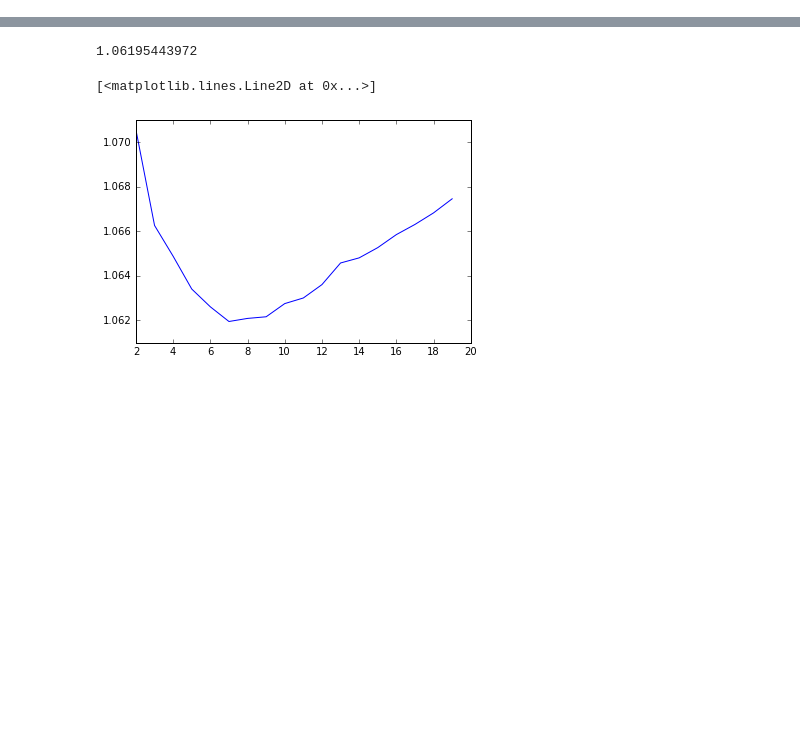
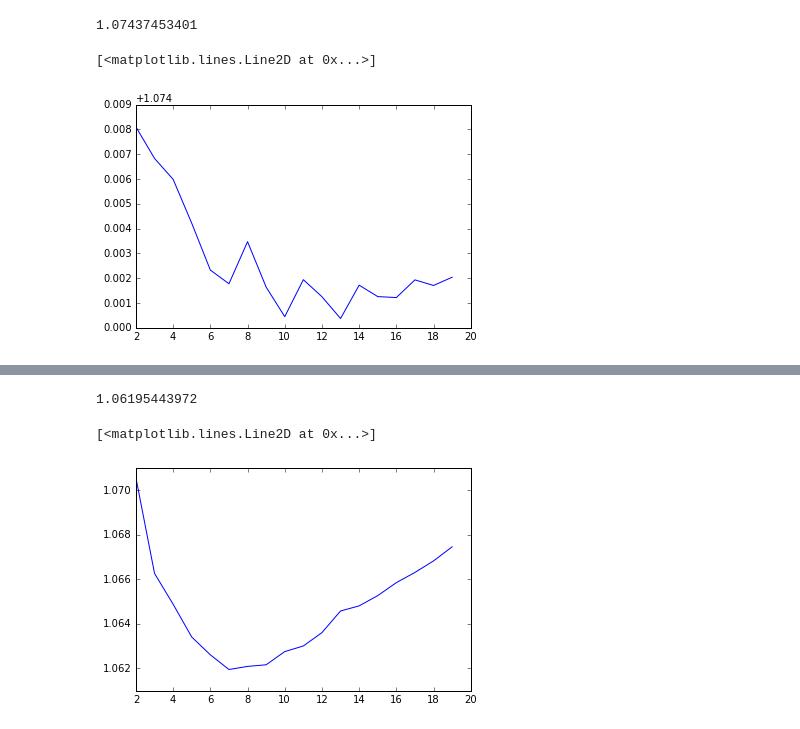
Before and after one commit to danielkeller/CIL_project, a Jupyter notebook: Sparse K-Means.ipynb, the cells around one changed output, grey strips where cells are left out. Cells and saved outputs as stored; diff of their text form; code cells hidden in the pictures; blank space fills up the shorter version.

```diff
--- a/Sparse K-Means.ipynb
+++ b/Sparse K-Means.ipynb
@@ -71,6 +71,41 @@ def k_means(data, test, K=10, tol=0.01, centroids=None):
             break
         err = newerr
     return err, centroids, assignments
+# %%
+#Regular k-means
+def dense_k_means(sparse_data, test, K=10, tol=0.01, centroids=None):
+    M, N = sparse_data.shape
+    data = sparse_data.todense().A
+    data[data == 0] = sparse_data.sum() / sparse_data.nnz
+
+    def get_assignments(centroids):
+        assignments = np.zeros(M, dtype=np.int32)
+        for user in range(M):
+            dists = np.linalg.norm((data[user] - centroids), axis=1)
+            assignments[user] = np.argmin(dists)
+        return assignments
+    def get_centroids(assignments):
+        centroids = np.zeros((K, N))
+        for k in range(K):
+            centroids[k] = np.sum(data[assignments == k], axis=0)
+        counts = np.bincount(assignments, minlength=K)
+        counts[counts == 0] = 1
+        return centroids / counts[:,np.newaxis]
+    #def rmse(guess):
+    #    return np.sqrt(np.sum(np.square(guess - test)*np.sign(test)) / np.sum(np.sign(test)))
+
+    err = 999
+
+    if centroids is None:
+        centroids = np.random.rand(K, N) * 6 + 0.5
+    while True:
+        assignments = get_assignments(centroids)
+        centroids = get_centroids(assignments)
+        newerr = rmse(test, centroids[assignments])
+        if (err - newerr) / err < tol:
+            break
+        err = newerr
+    return err, centroids, assignments
 # %%
 import pyximport
 pyximport.install(reload_support=True)
@@ -92,3 +124,14 @@ plt.plot(range(2, 10), errs)
+# %%
+errs = []
+for k in range(2, 20):
+    err = min(dense_k_means(data, test, K=k, tol=0.001)[0] for run in range(4))
+    errs.append(err)
+print(min(errs))
+plt.plot(range(2, 20), errs)
+# %% [output]
+1.07437453401
+[<matplotlib.lines.Line2D at 0x...>]
+[figure, added]
 # %%
 err, centroids, assignments = skm.k_means(data, test, K=4, tol=0.0001)
 err
```
Also changed, not shown: parts of 10 cells of this notebook, 5 other files.
